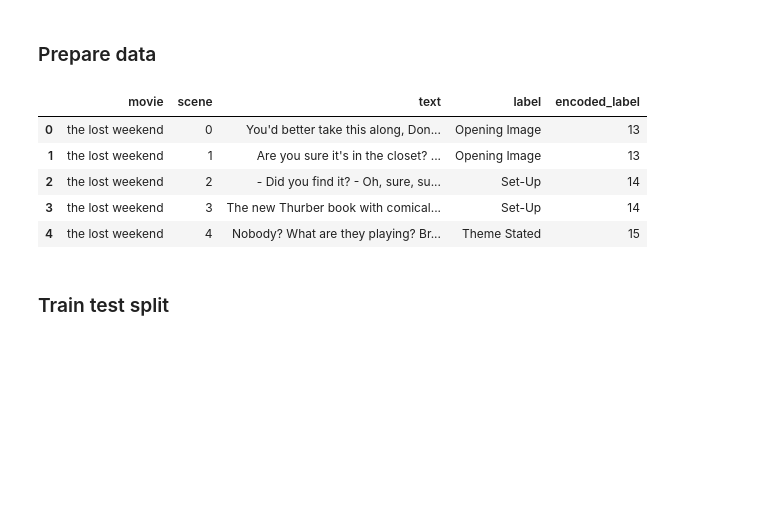
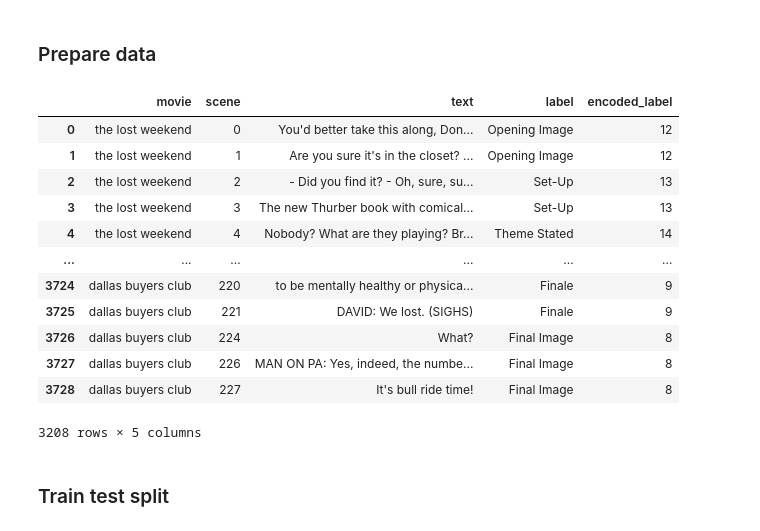
Before and after one commit to C7A7A/story-beats, a Jupyter notebook: story-beats.ipynb, the cells around one changed output. Cells and saved outputs as stored; diff of their text form; code cells hidden in the pictures; blank space fills up the shorter version.

```diff
--- a/story-beats.ipynb
+++ b/story-beats.ipynb
@@ -279,8 +280,8 @@ for movie_name, scenes in movies_scenes_subtitles.items():
         for subtitle in subtitles:
             # Remove new line characters
             cleaned_subtitle = subtitle.replace('\n', ' ').strip()
+            cleaned_subtitle = re.sub(r'<.*?>', '', cleaned_subtitle)
+            cleaned_subtitle = re.sub(r'♪', '', cleaned_subtitle)
             cleaned_subtitles.append(cleaned_subtitle)
         combined_text = " ".join(cleaned_subtitles)
         movies_scenes_subtitles[movie_name][scene_id] = combined_text
-
-movies_scenes_subtitles['pretty woman'][1]
@@ -390,23 +393,32 @@ from sklearn.preprocessing import LabelEncoder
 # %%
 data = []
 for movie, scenes in movies_scenes_subtitles.items():
     for scene_number, text in scenes.items():
         data.append({"movie": movie, "scene": scene_number, "text": text})
 scenes_df = pd.DataFrame(data)
 
 combined_df = pd.concat([scenes_df, full_data['label']], axis=1)
+combined_df = combined_df.dropna(subset=['label'])
+combined_df = combined_df[combined_df['label'] != 'None']
 
 label_encoder = LabelEncoder()
 combined_df['encoded_label'] = label_encoder.fit_transform(combined_df['label'])
 
-combined_df.head()
+combined_df
 # %% [output]
 |  | movie | scene | text | label | encoded_label |
-| 0 | the lost weekend | 0 | You'd better take this along, Don... | Opening Image | 13 |
-| 1 | the lost weekend | 1 | Are you sure it's in the closet? ... | Opening Image | 13 |
-| 2 | the lost weekend | 2 | - Did you find it? - Oh, sure, su... | Set-Up | 14 |
-| 3 | the lost weekend | 3 | The new Thurber book with comical... | Set-Up | 14 |
-| 4 | the lost weekend | 4 | Nobody? What are they playing? Br... | Theme Stated | 15 |
+| 0 | the lost weekend | 0 | You'd better take this along, Don... | Opening Image | 12 |
+| 1 | the lost weekend | 1 | Are you sure it's in the closet? ... | Opening Image | 12 |
+| 2 | the lost weekend | 2 | - Did you find it? - Oh, sure, su... | Set-Up | 13 |
+| 3 | the lost weekend | 3 | The new Thurber book with comical... | Set-Up | 13 |
+| 4 | the lost weekend | 4 | Nobody? What are they playing? Br... | Theme Stated | 14 |
+| ... | ... | ... | ... | ... | ... |
+| 3724 | dallas buyers club | 220 | to be mentally healthy or physica... | Finale | 9 |
+| 3725 | dallas buyers club | 221 | DAVID: We lost. (SIGHS) | Finale | 9 |
+| 3726 | dallas buyers club | 224 | What? | Final Image | 8 |
+| 3727 | dallas buyers club | 226 | MAN ON PA: Yes, indeed, the numbe... | Final Image | 8 |
+| 3728 | dallas buyers club | 227 | It's bull ride time! | Final Image | 8 |
+3208 rows × 5 columns
 # %% [markdown]
 ### Train test split
 # %%
```
Also changed, not shown: parts of 9 cells of this notebook.
